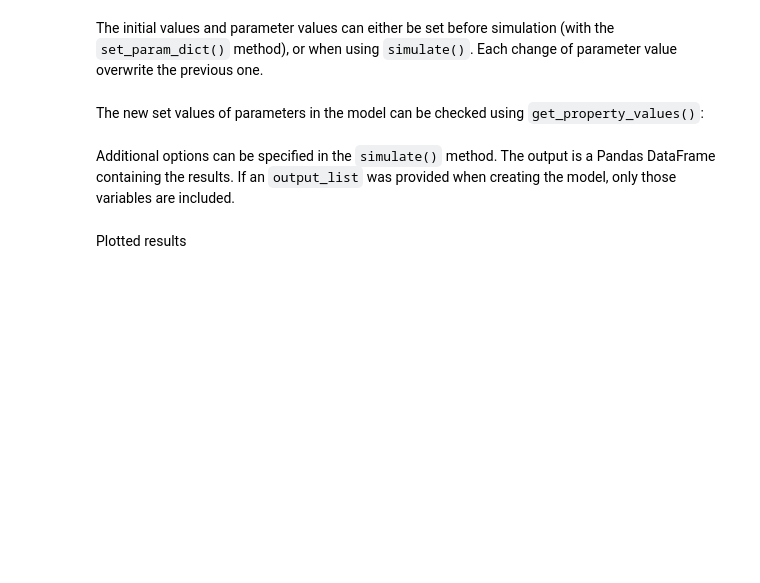
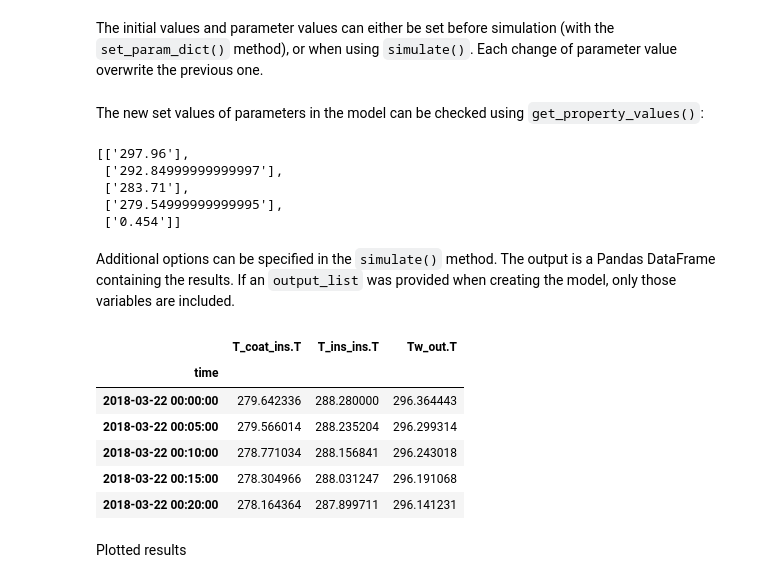
Before and after one commit to BuildingEnergySimulationTools/modelitool, a Jupyter notebook: tutorials/Modelica models Handling.ipynb, the cells around one changed output. Saved outputs shown, nothing was run; the diff lists cells and outputs as text; code cells hidden in the pictures; blank space fills up the shorter version.

```diff
--- a/tutorials/Modelica models Handling.ipynb
+++ b/tutorials/Modelica models Handling.ipynb
@@ -101,6 +102,7 @@ from modelitool.simulate import OMModel
 # %%
 simu_OM = OMModel(
     model_path=Path(TUTORIAL_DIR) / "resources/etics_v0.mo",
+    boundary_table="Boundaries",
     output_list=output_list,
     lmodel=["Modelica"],
 )
@@ -134,7 +144,8 @@ simulation_opt = {
         "stepSize": 300,
         "tolerance": 1e-06,
         "solver": "dassl",
-        "outputFormat": "csv"
+        "outputFormat": "csv",
+        "boundary": reference_df
 }
 # %% [markdown]
 # 4.  Running a simulation
@@ -167,18 +192,30 @@ simu_OM.set_param_dict(parameter_dict_OM)
 The new set values of parameters in the model can be checked using `get_property_values()`:
 # %%
 simu_OM.get_property_values(parameter_dict_OM)
+# %% [output]
+[['297.96'],
+ ['292.84999999999997'],
+ ['283.71'],
+ ['279.54999999999995'],
+ ['0.454']]
 # %% [markdown]
 Additional options can be specified in the `simulate()` method. The output  is a Pandas DataFrame containing the results.
 If an `output_list` was provided when creating the model, only those variables are included.
 # %%
 init_res_OM = simu_OM.simulate(
     simulation_options=simulation_opt,
     property_dict=parameter_dict_OM,
     simflags="-initialStepSize=60 -maxStepSize=3600 -w -lv=LOG_STATS",
-    x=reference_df,
-    year=2024,
 )
 init_res_OM.head()
+# %% [output]
+|  | T_coat_ins.T | T_ins_ins.T | Tw_out.T |
+| time |  |  |  |
+| 2018-03-22 00:00:00 | 279.642336 | 288.280000 | 296.364443 |
+| 2018-03-22 00:05:00 | 279.566014 | 288.235204 | 296.299314 |
+| 2018-03-22 00:10:00 | 278.771034 | 288.156841 | 296.243018 |
+| 2018-03-22 00:15:00 | 278.304966 | 288.031247 | 296.191068 |
+| 2018-03-22 00:20:00 | 278.164364 | 287.899711 | 296.141231 |
 # %% [markdown]
 Plotted results
 # %%
```
Also changed, not shown: parts of 6 cells of this notebook.
